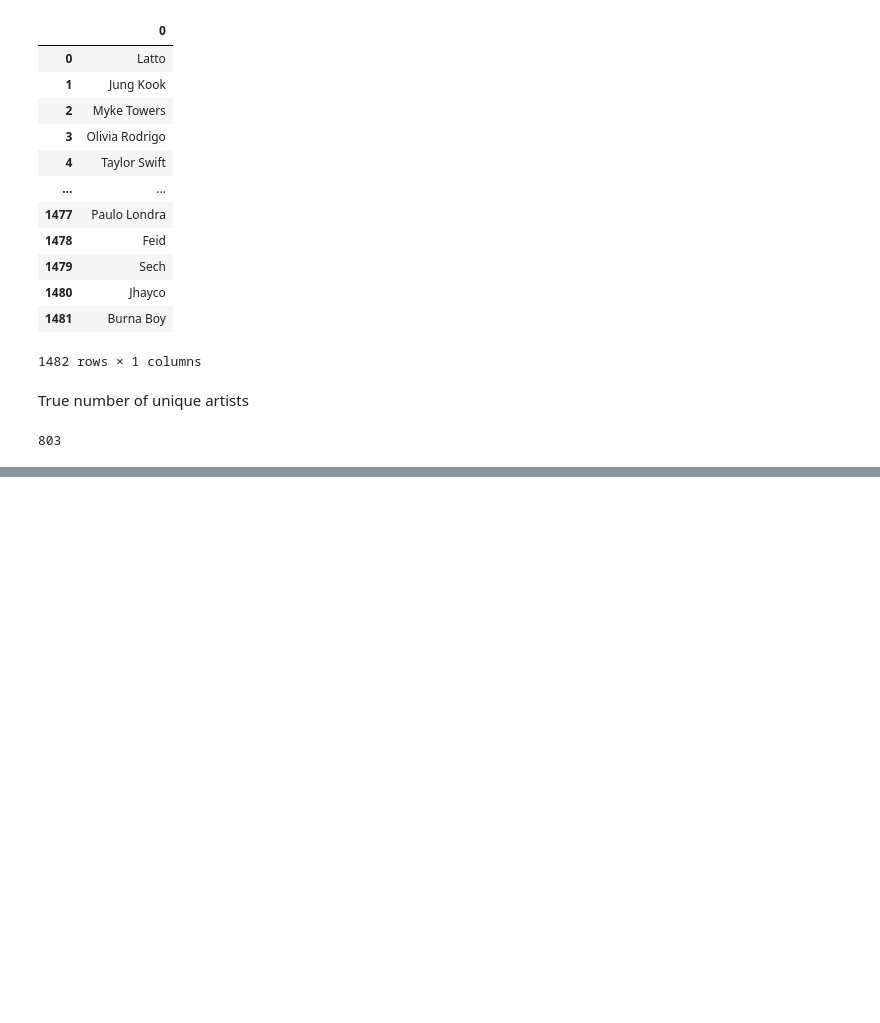
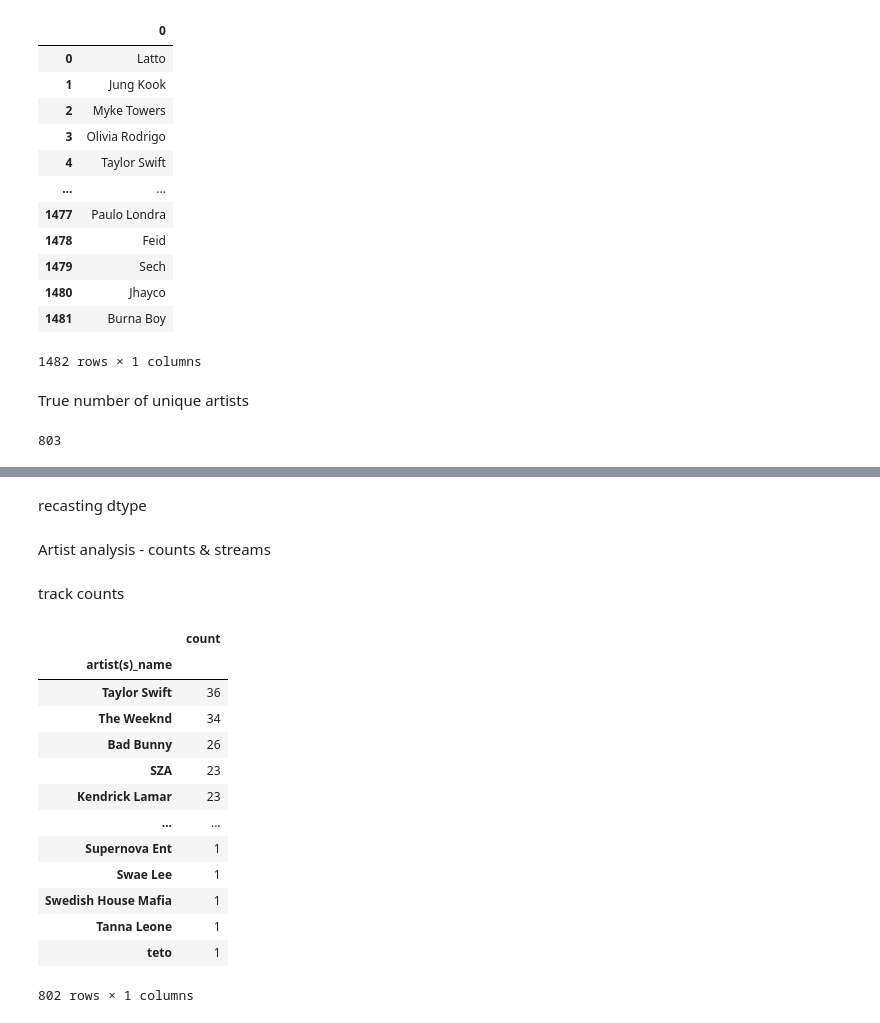
Before and after one commit to Sammuel21/pridav-music-project, a Jupyter notebook: Development/gulas16/intro_sg.ipynb, the cells around one changed output, grey strips where cells are left out. Drawn from its saved outputs; the diff is of its cells as text; code cells hidden in the pictures; blank space fills up the shorter version.

```diff
--- a/Development/gulas16/intro_sg.ipynb
+++ b/Development/gulas16/intro_sg.ipynb
@@ -155,0 +175,2 @@ data_series.nunique()
+# %% [markdown]
+recasting dtype
@@ -155,0 +179,25 @@ data_series.nunique()
+# %% [markdown]
+Artist analysis - counts & streams
+# %%
+spotify_2023_df_copy = spotify_2023_df.copy()
+
+spotify_2023_df_copy['artist(s)_name'] = spotify_2023_df_copy['artist(s)_name'].str.split(',')
+# %% [markdown]
+track counts
+# %%
+spotify_2023_df_copy.explode('artist(s)_name').reset_index().value_counts(subset='artist(s)_name').to_frame()
+# %% [output]
+|  | count |
+| artist(s)_name |  |
+| Taylor Swift | 36 |
+| The Weeknd | 34 |
+| Bad Bunny | 26 |
+| SZA | 23 |
+| Kendrick Lamar | 23 |
+| ... | ... |
+| Supernova Ent | 1 |
+| Swae Lee | 1 |
+| Swedish House Mafia | 1 |
+| Tanna Leone | 1 |
+| teto | 1 |
+802 rows × 1 columns
```
Also changed, not shown: parts of 15 cells of this notebook.
